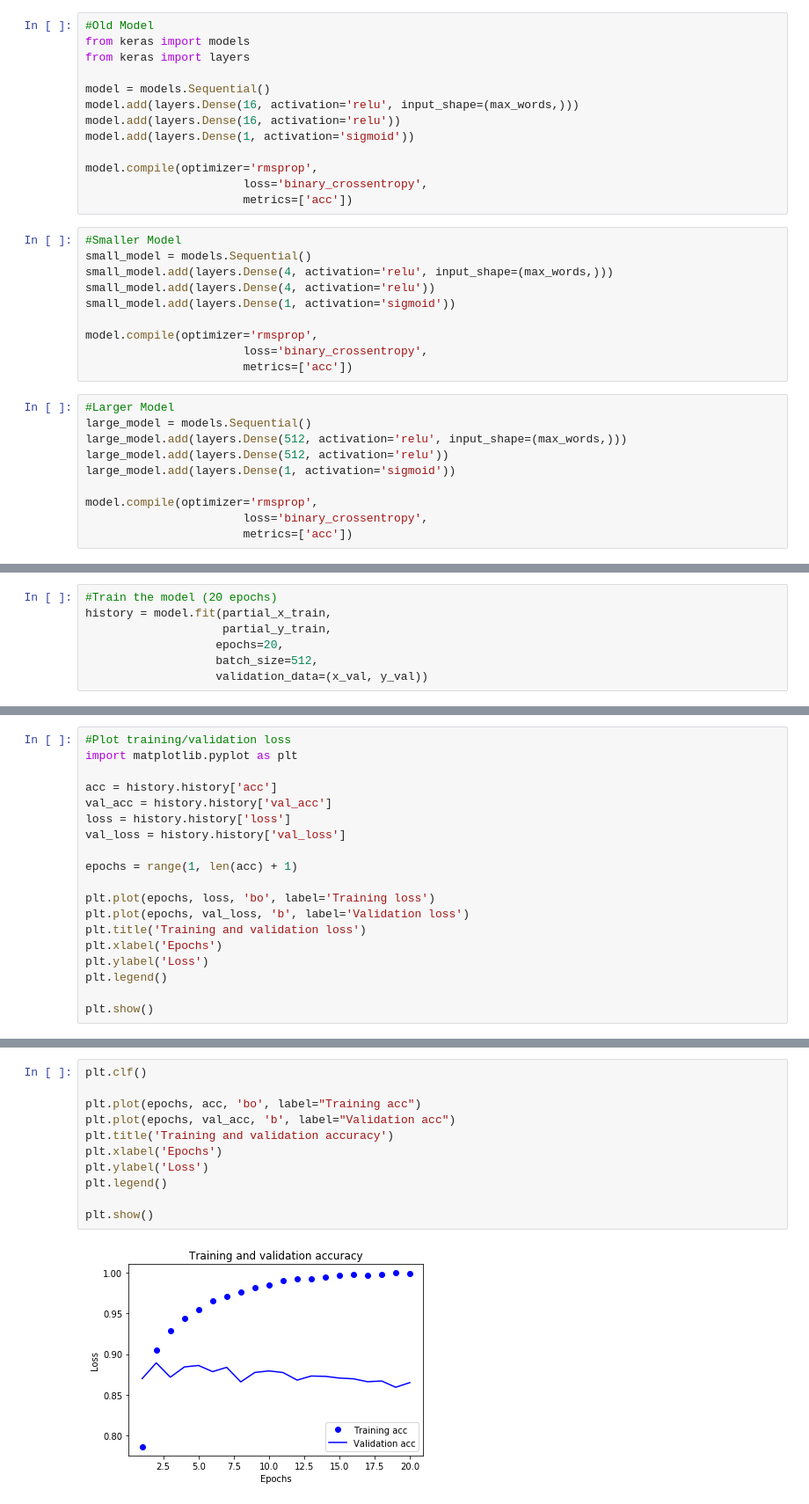
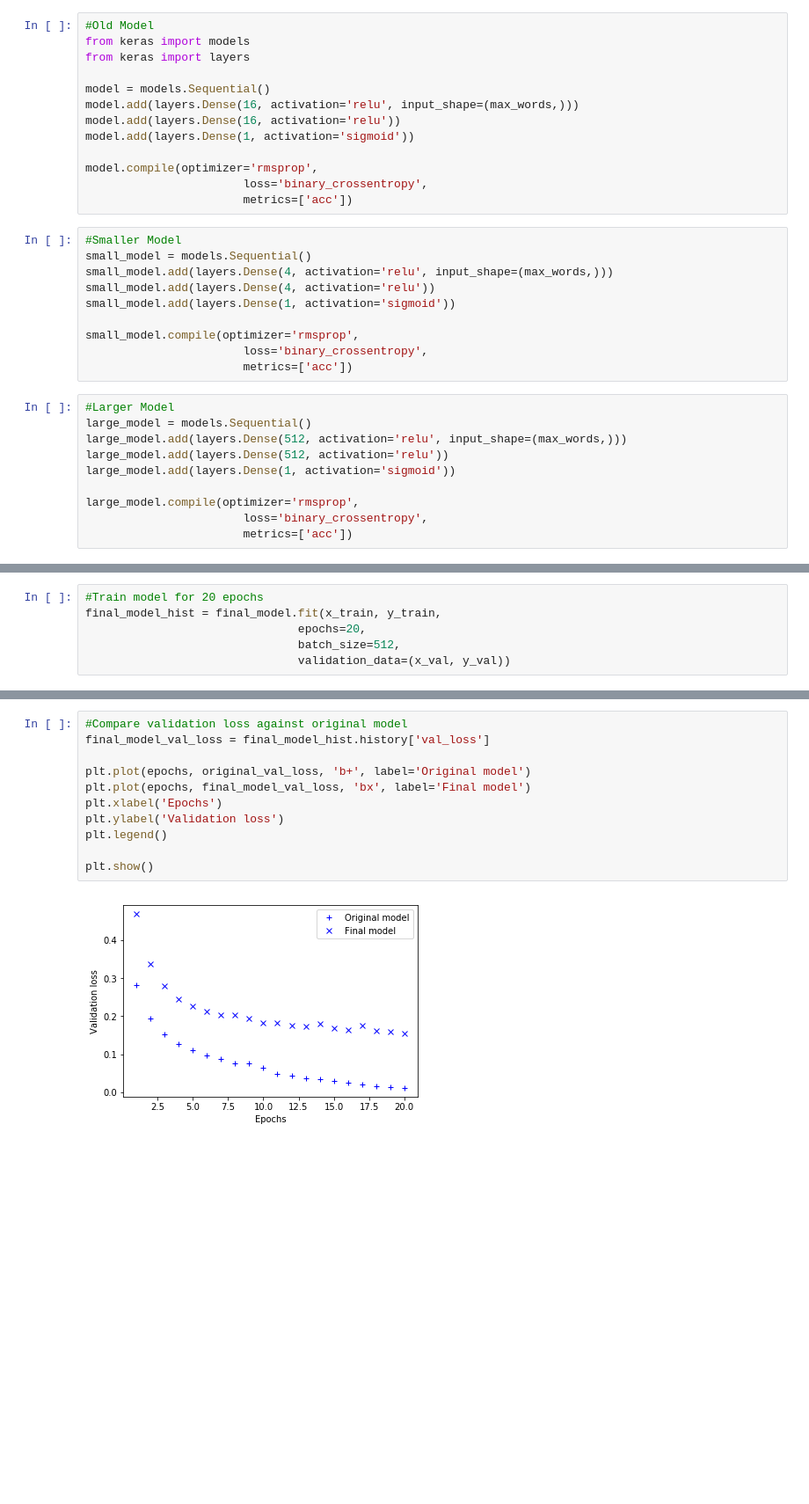
Before and after one commit to sgywhetstone/Deep-Learning-Workbooks, a Jupyter notebook: CholletC4IMDBClass.ipynb, the cells around one changed output, grey strips where cells are left out. Shown: that part at 88% size. Drawn from its saved outputs; the diff is of its cells as text; blank space fills up the shorter version.

Commit message:
Final Model

```diff
--- a/CholletC4IMDBClass.ipynb
+++ b/CholletC4IMDBClass.ipynb
@@ -60,7 +70,7 @@ small_model.add(layers.Dense(4, activation='relu', input_shape=(max_words,)))
 small_model.add(layers.Dense(4, activation='relu'))
 small_model.add(layers.Dense(1, activation='sigmoid'))
 
-model.compile(optimizer='rmsprop',
+small_model.compile(optimizer='rmsprop',
                        loss='binary_crossentropy',
                        metrics=['acc'])
 # %%
@@ -70,7 +80,7 @@ large_model.add(layers.Dense(512, activation='relu', input_shape=(max_words,)))
 large_model.add(layers.Dense(512, activation='relu'))
 large_model.add(layers.Dense(1, activation='sigmoid'))
 
-model.compile(optimizer='rmsprop',
+large_model.compile(optimizer='rmsprop',
                        loss='binary_crossentropy',
                        metrics=['acc'])
 # %%
@@ -120,8 +379,7 @@ partial_y_train = y_train[10000:]
 # %%
-#Train the model (20 epochs)
-history = model.fit(partial_x_train,
-                    partial_y_train,
-                   epochs=20,
-                   batch_size=512,
-                   validation_data=(x_val, y_val))
+#Train model for 20 epochs
+final_model_hist = final_model.fit(x_train, y_train,
+                               epochs=20,
+                               batch_size=512,
+                               validation_data=(x_val, y_val))
 # %% [output]
@@ -146,19 +402,0 @@ Epoch 20/20
-# %%
-#Plot training/validation loss
-import matplotlib.pyplot as plt
-
-acc = history.history['acc']
-val_acc = history.history['val_acc']
-loss = history.history['loss']
-val_loss = history.history['val_loss']
-
-epochs = range(1, len(acc) + 1)
-
-plt.plot(epochs, loss, 'bo', label='Training loss')
-plt.plot(epochs, val_loss, 'b', label='Validation loss')
-plt.title('Training and validation loss')
-plt.xlabel('Epochs')
-plt.ylabel('Loss')
-plt.legend()
-
-plt.show()
@@ -167,13 +403,13 @@ plt.show()
 # %%
-plt.clf()
+#Compare validation loss against original model
+final_model_val_loss = final_model_hist.history['val_loss']
 
-plt.plot(epochs, acc, 'bo', label="Training acc")
-plt.plot(epochs, val_acc, 'b', label="Validation acc")
-plt.title('Training and validation accuracy')
+plt.plot(epochs, original_val_loss, 'b+', label='Original model')
+plt.plot(epochs, final_model_val_loss, 'bx', label='Final model')
 plt.xlabel('Epochs')
-plt.ylabel('Loss')
+plt.ylabel('Validation loss')
 plt.legend()
 
 plt.show()
 # %% [output]
-[figure, old version]
+[figure, new version]
```
Also changed, not shown: parts of 22 cells of this notebook.
